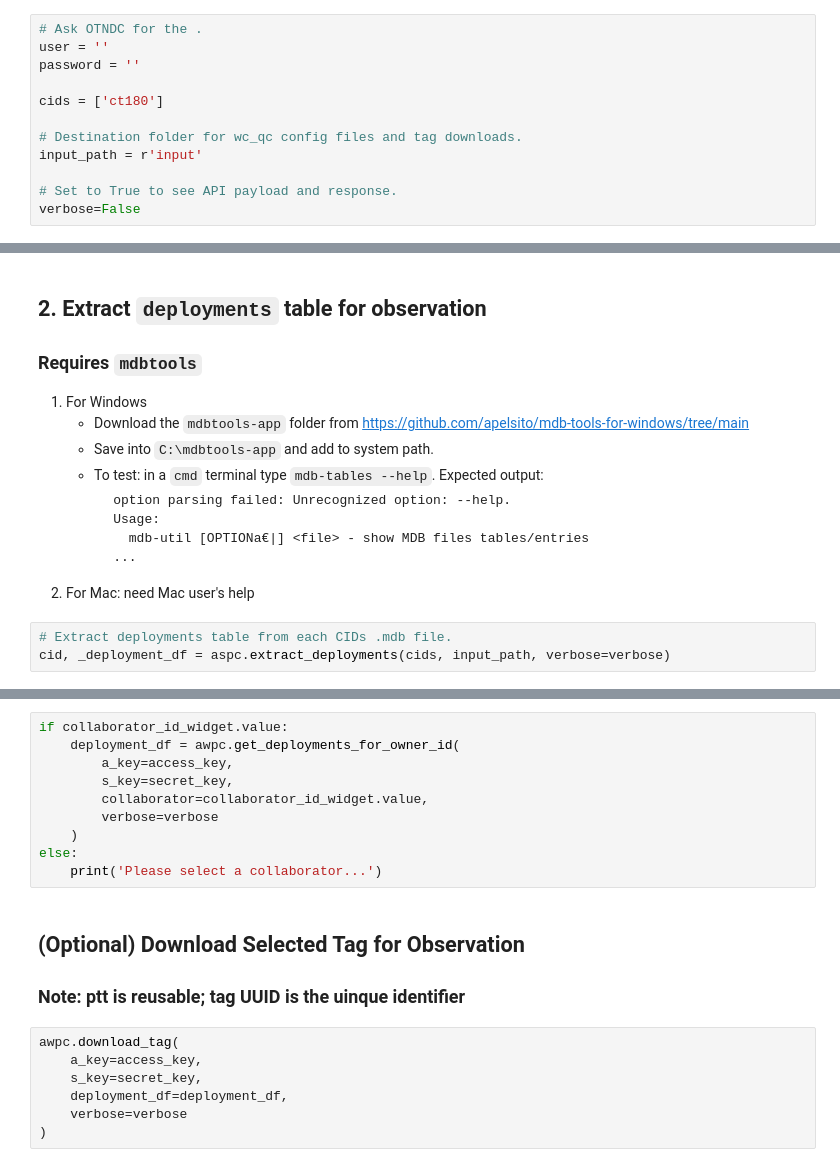
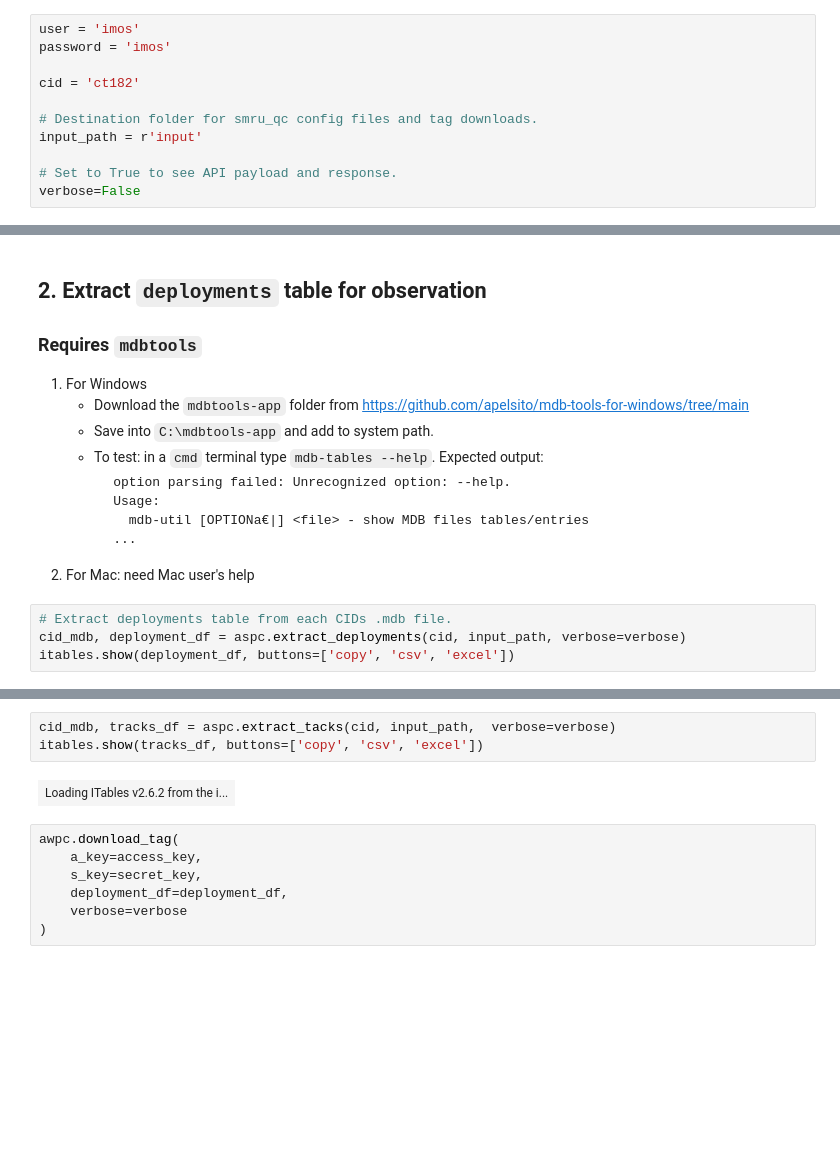
Before and after one commit to ocean-tracking-network/rt-sat-to-obis, a Jupyter notebook: ArgosQC_SMRU_Project_Config.ipynb, the cells around one changed output, grey strips where cells are left out. Drawn from its saved outputs; the diff is of its cells as text; blank space fills up the shorter version.

```diff
--- a/ArgosQC_SMRU_Project_Config.ipynb
+++ b/ArgosQC_SMRU_Project_Config.ipynb
@@ -17,11 +19,10 @@ import itables
 # %%
-# Ask OTNDC for the .
-user = ''
-password = ''
+user = 'imos'
+password = 'imos'
 
-cids = ['ct180']
+cid = 'ct182'
 
-# Destination folder for wc_qc config files and tag downloads.
+# Destination folder for smru_qc config files and tag downloads.
 input_path = r'input'
 
 # Set to True to see API payload and response.
@@ -45,4 +46,5 @@ aspc.smru_get_mdb(cids, input_path, user, password, 120, True)
 2. For Mac: need Mac user's help
 # %%
 # Extract deployments table from each CIDs .mdb file.
-cid, _deployment_df = aspc.extract_deployments(cids, input_path, verbose=verbose)
+cid_mdb, deployment_df = aspc.extract_deployments(cid, input_path, verbose=verbose)
+itables.show(deployment_df, buttons=['copy', 'csv', 'excel'])
@@ -67,16 +57,8 @@ cid, _deployment_df = aspc.extract_deployments(cids, input_path, verbose=verbose
 # %%
-if collaborator_id_widget.value:
-    deployment_df = awpc.get_deployments_for_owner_id(
-        a_key=access_key,
-        s_key=secret_key,
-        collaborator=collaborator_id_widget.value,
-        verbose=verbose
-    )
-else:
-    print('Please select a collaborator...')
+cid_mdb, tracks_df = aspc.extract_tacks(cid, input_path,  verbose=verbose)
+itables.show(tracks_df, buttons=['copy', 'csv', 'excel'])
+# %% [output]
+| Loading ITables v2.6.2 from the i... |
-# %% [markdown]
-## (Optional) Download Selected Tag for Observation
-### Note: ptt is reusable; tag UUID is the uinque identifier
 # %%
 awpc.download_tag(
     a_key=access_key,
```
Also changed, not shown: parts of 6 cells of this notebook.
